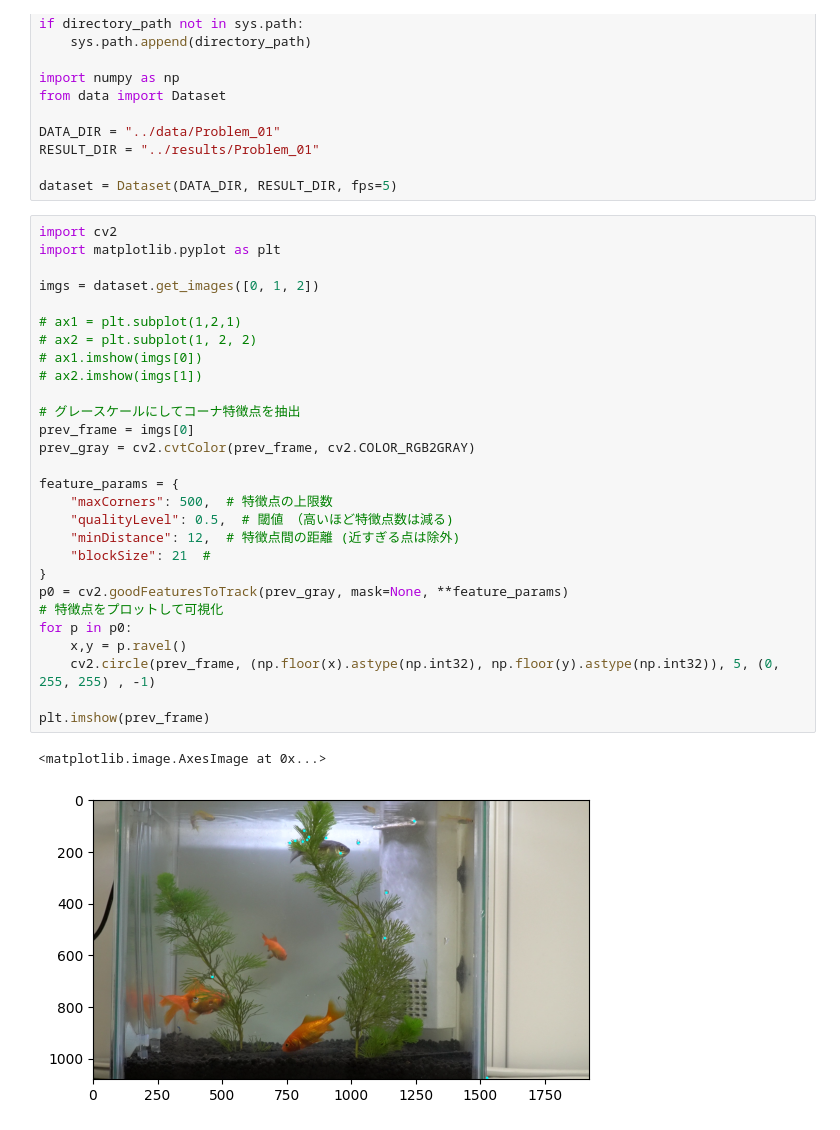
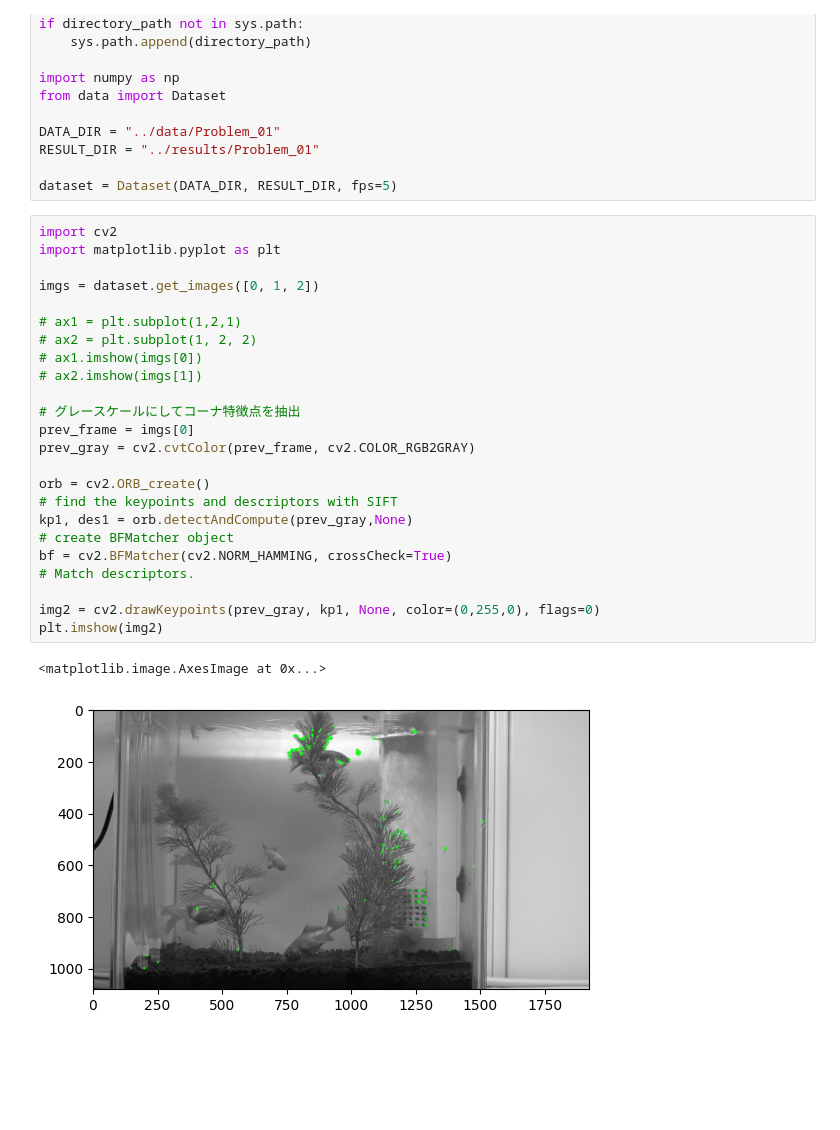
Before and after one commit to Pragyanstha/SummerCamp2022, a Jupyter notebook: notebooks/detection.ipynb, the cells around one changed output. Saved outputs shown, nothing was run; the diff lists cells and outputs as text; blank space fills up the shorter version.

```diff
--- a/notebooks/detection.ipynb
+++ b/notebooks/detection.ipynb
@@ -15,31 +15,27 @@ dataset = Dataset(DATA_DIR, RESULT_DIR, fps=5)
 # %%
 import cv2
 import matplotlib.pyplot as plt
 
 imgs = dataset.get_images([0, 1, 2])
 
 # ax1 = plt.subplot(1,2,1)
 # ax2 = plt.subplot(1, 2, 2)
 # ax1.imshow(imgs[0])
 # ax2.imshow(imgs[1])
 
 # グレースケールにしてコーナ特徴点を抽出
 prev_frame = imgs[0]
 prev_gray = cv2.cvtColor(prev_frame, cv2.COLOR_RGB2GRAY)
 
-feature_params = {
-    "maxCorners": 500,  # 特徴点の上限数
-    "qualityLevel": 0.5,  # 閾値　（高いほど特徴点数は減る)
-    "minDistance": 12,  # 特徴点間の距離 (近すぎる点は除外)
-    "blockSize": 21  #
-}
-p0 = cv2.goodFeaturesToTrack(prev_gray, mask=None, **feature_params)
-# 特徴点をプロットして可視化
-for p in p0:
-    x,y = p.ravel()
-    cv2.circle(prev_frame, (np.floor(x).astype(np.int32), np.floor(y).astype(np.int32)), 5, (0, 255, 255) , -1)
+orb = cv2.ORB_create()
+# find the keypoints and descriptors with SIFT
+kp1, des1 = orb.detectAndCompute(prev_gray,None)
+# create BFMatcher object
+bf = cv2.BFMatcher(cv2.NORM_HAMMING, crossCheck=True)
+# Match descriptors.
 
-plt.imshow(prev_frame)
+img2 = cv2.drawKeypoints(prev_gray, kp1, None, color=(0,255,0), flags=0)
+plt.imshow(img2)
 # %% [output]
 <matplotlib.image.AxesImage at 0x...>
-[figure, old version]
+[figure, new version]
```
Also changed, not shown: 4 other files.
